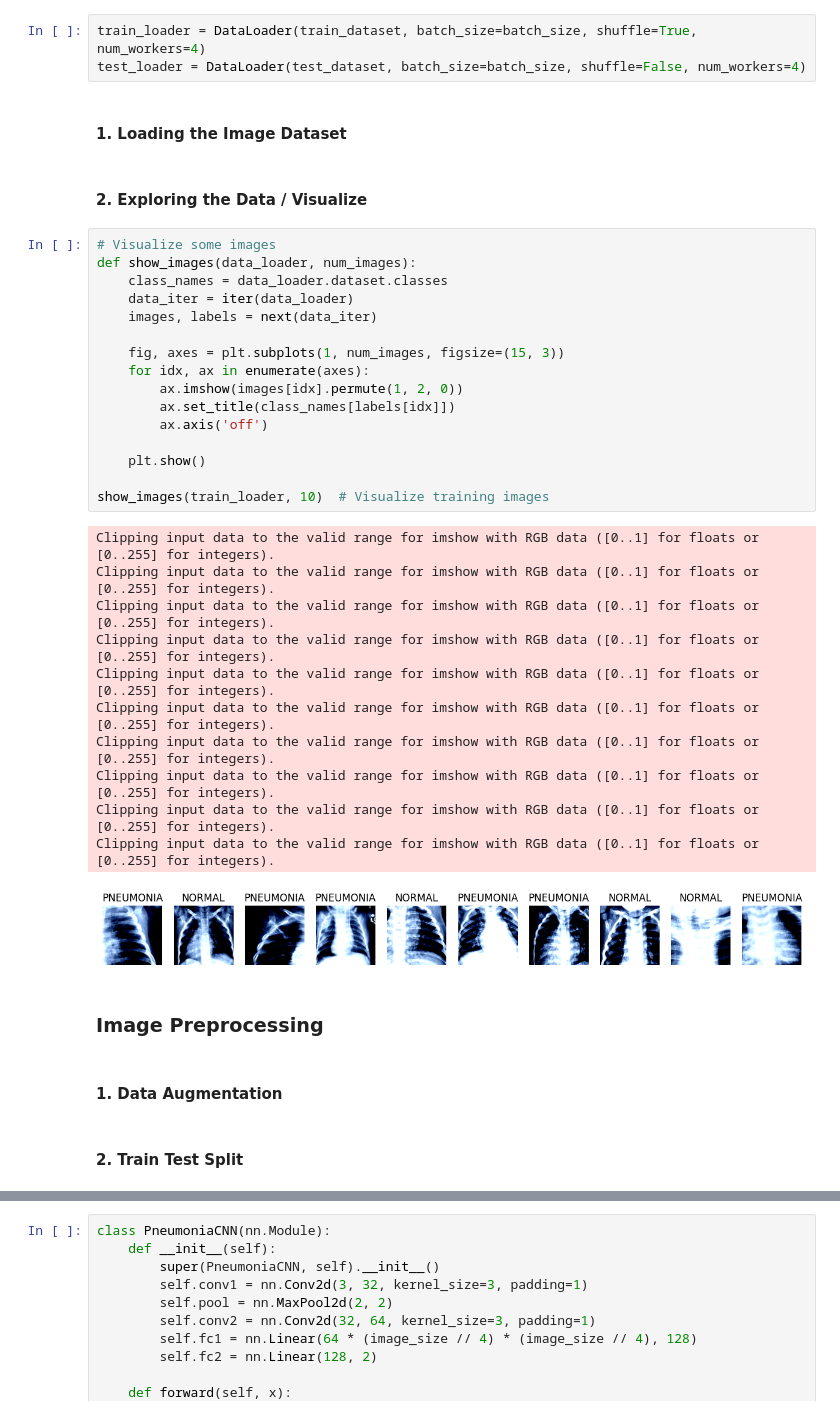
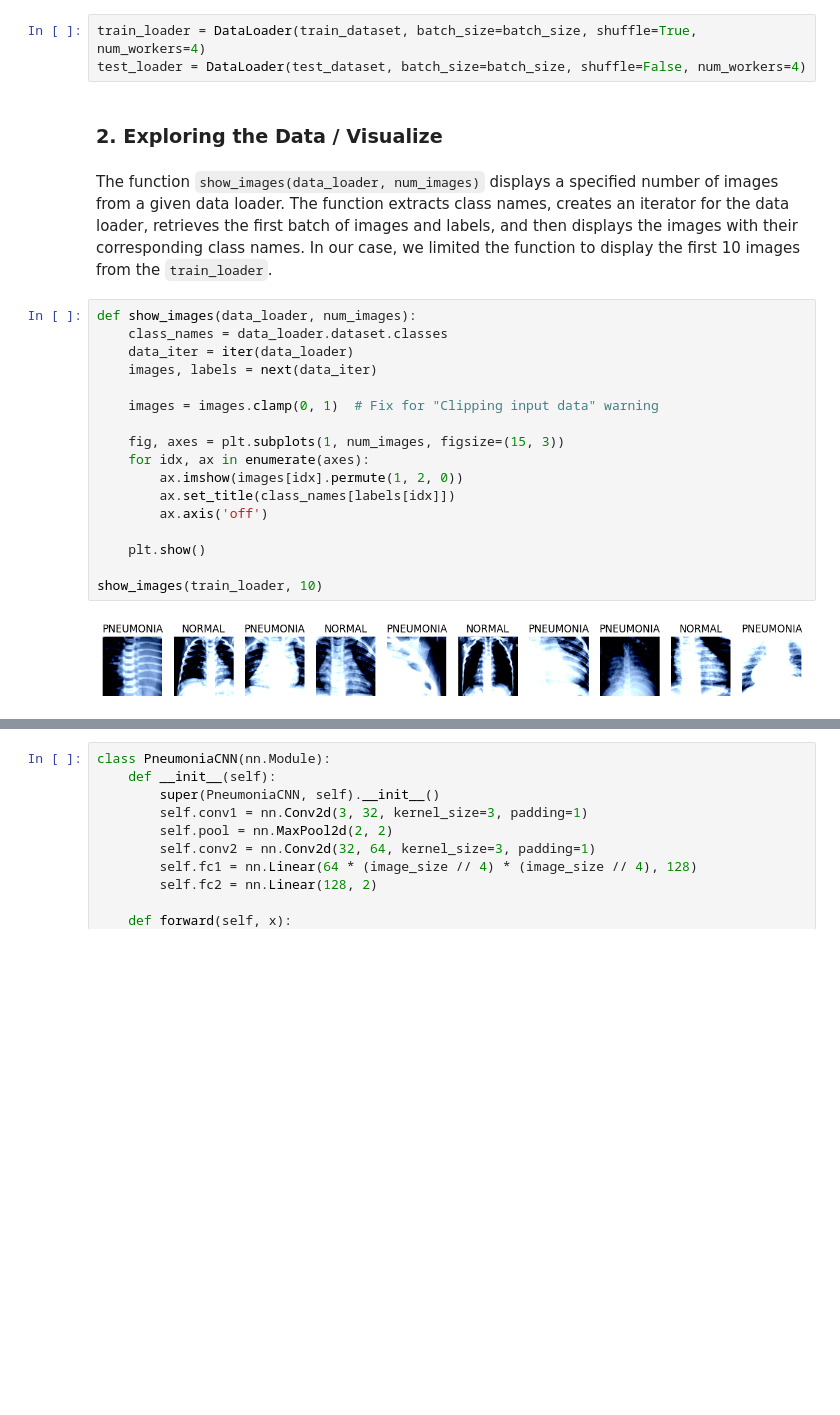
Before and after one commit to MaxImmure/CV_Project, a Jupyter notebook: Project CV.ipynb, the cells around one changed output, grey strips where cells are left out. Saved outputs shown, nothing was run; the diff lists cells and outputs as text; blank space fills up the shorter version.

```diff
--- a/Project CV.ipynb
+++ b/Project CV.ipynb
@@ -91,42 +111,27 @@ test_dataset = datasets.ImageFolder(os.path.join(data_dir, 'test'), data_transfo
 # %%
 train_loader = DataLoader(train_dataset, batch_size=batch_size, shuffle=True, num_workers=4)
 test_loader = DataLoader(test_dataset, batch_size=batch_size, shuffle=False, num_workers=4)
-# %% [markdown]
-#### 1. Loading the Image Dataset
 # %% [markdown]
-#### 2. Exploring the Data / Visualize
+### 2. Exploring the Data / Visualize
+# %% [markdown]
+The function `show_images(data_loader, num_images)` displays a specified number of images from a given data loader. The function extracts class names, creates an iterator for the data loader, retrieves the first batch of images and labels, and then displays the images with their corresponding class names. In our case, we limited the function to display the first 10 images from the `train_loader`.
 # %%
-# Visualize some images
 def show_images(data_loader, num_images):
     class_names = data_loader.dataset.classes
     data_iter = iter(data_loader)
     images, labels = next(data_iter)
+
+    images = images.clamp(0, 1)  # Fix for "Clipping input data" warning
 
     fig, axes = plt.subplots(1, num_images, figsize=(15, 3))
     for idx, ax in enumerate(axes):
         ax.imshow(images[idx].permute(1, 2, 0))
         ax.set_title(class_names[labels[idx]])
         ax.axis('off')
 
     plt.show()
 
-show_images(train_loader, 10)  # Visualize training images
+show_images(train_loader, 10)
 # %% [output]
-Clipping input data to the valid range for imshow with RGB data ([0..1] for floats or [0..255] for integers).
-Clipping input data to the valid range for imshow with RGB data ([0..1] for floats or [0..255] for integers).
-Clipping input data to the valid range for imshow with RGB data ([0..1] for floats or [0..255] for integers).
-Clipping input data to the valid range for imshow with RGB data ([0..1] for floats or [0..255] for integers).
-Clipping input data to the valid range for imshow with RGB data ([0..1] for floats or [0..255] for integers).
-Clipping input data to the valid range for imshow with RGB data ([0..1] for floats or [0..255] for integers).
-Clipping input data to the valid range for imshow with RGB data ([0..1] for floats or [0..255] for integers).
-Clipping input data to the valid range for imshow with RGB data ([0..1] for floats or [0..255] for integers).
-Clipping input data to the valid range for imshow with RGB data ([0..1] for floats or [0..255] for integers).
-Clipping input data to the valid range for imshow with RGB data ([0..1] for floats or [0..255] for integers).
-[figure, old version]
+[figure, new version]
-# %% [markdown]
-### Image Preprocessing
-# %% [markdown]
-#### 1. Data Augmentation
-# %% [markdown]
-#### 2. Train Test Split
 # %% [markdown]
```
Also changed, not shown: parts of 25 cells of this notebook.
